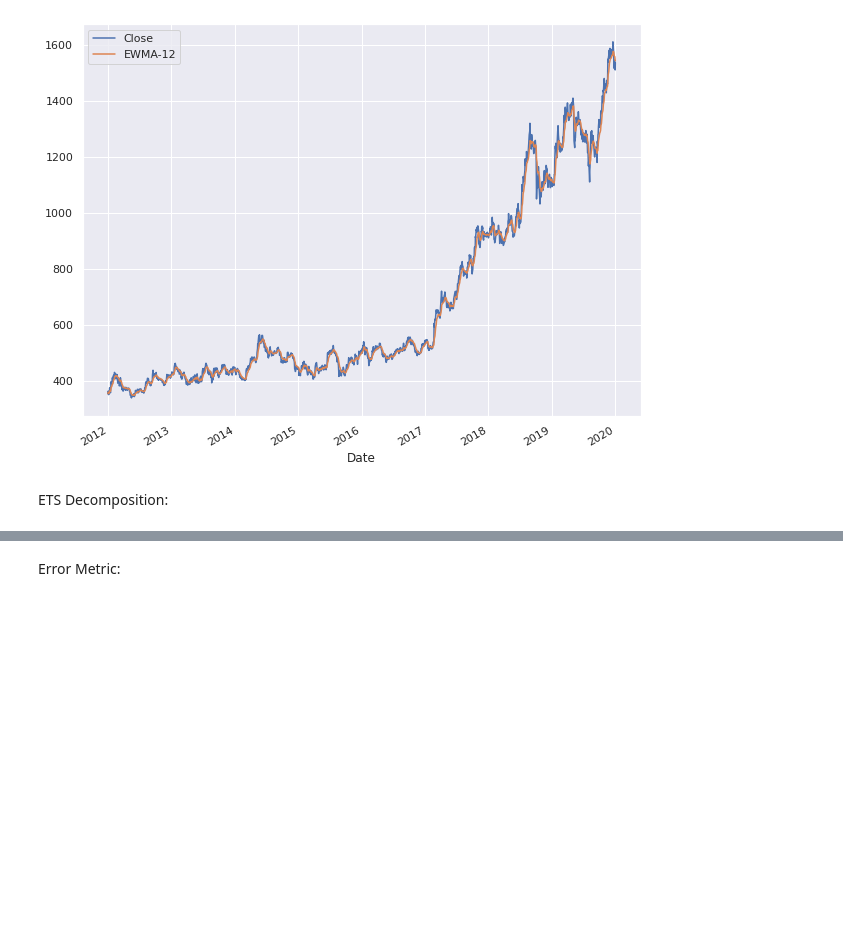
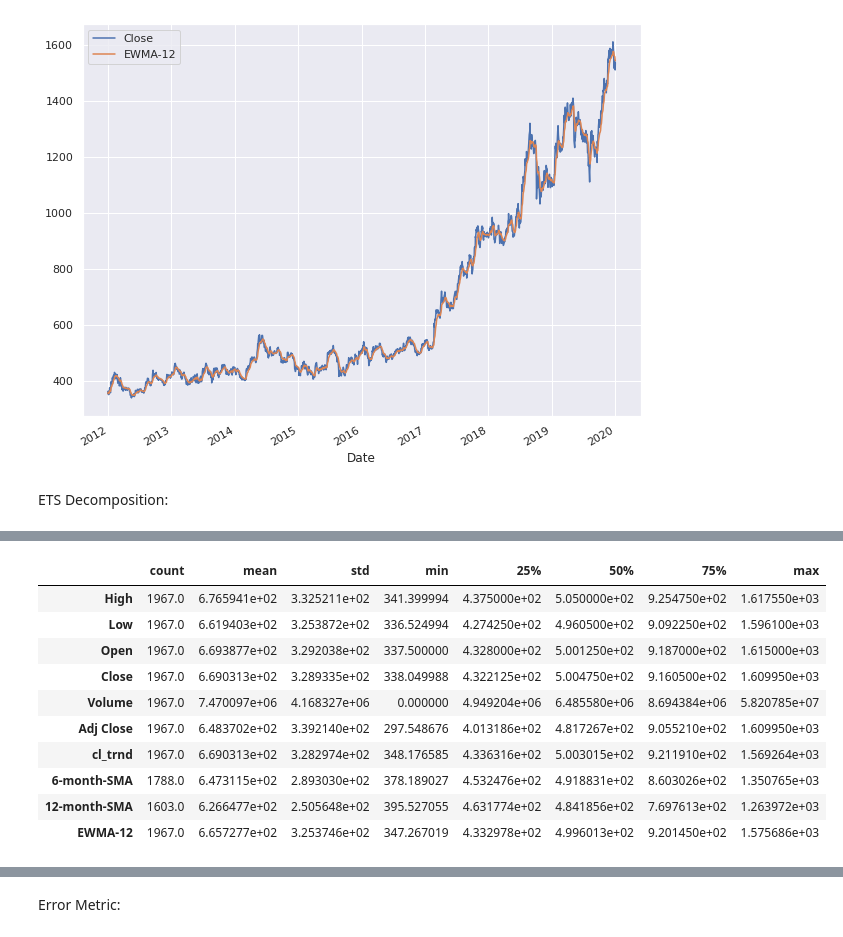
Before and after one commit to DeepankarAcharyya/Time_Series_Data, a Jupyter notebook: Time_Series_Analysis_Stock_Price.ipynb, the cells around one changed output, grey strips where cells are left out. Saved outputs shown, nothing was run; the diff lists cells and outputs as text; code cells hidden in the pictures; blank space fills up the shorter version.

```diff
--- a/Time_Series_Analysis_Stock_Price.ipynb
+++ b/Time_Series_Analysis_Stock_Price.ipynb
@@ -91,0 +92,14 @@ result_a.plot()
+# %%
+data.describe().transpose()
+# %% [output]
+|  | count | mean | std | min | 25% | 50% | 75% | max |
+| High | 1967.0 | 6.765941e+02 | 3.325211e+02 | 341.399994 | 4.375000e+02 | 5.050000e+02 | 9.254750e+02 | 1.617550e+03 |
+| Low | 1967.0 | 6.619403e+02 | 3.253872e+02 | 336.524994 | 4.274250e+02 | 4.960500e+02 | 9.092250e+02 | 1.596100e+03 |
+| Open | 1967.0 | 6.693877e+02 | 3.292038e+02 | 337.500000 | 4.328000e+02 | 5.001250e+02 | 9.187000e+02 | 1.615000e+03 |
+| Close | 1967.0 | 6.690313e+02 | 3.289335e+02 | 338.049988 | 4.322125e+02 | 5.004750e+02 | 9.160500e+02 | 1.609950e+03 |
+| Volume | 1967.0 | 7.470097e+06 | 4.168327e+06 | 0.000000 | 4.949204e+06 | 6.485580e+06 | 8.694384e+06 | 5.820785e+07 |
+| Adj Close | 1967.0 | 6.483702e+02 | 3.392140e+02 | 297.548676 | 4.013186e+02 | 4.817267e+02 | 9.055210e+02 | 1.609950e+03 |
+| cl_trnd | 1967.0 | 6.690313e+02 | 3.282974e+02 | 348.176585 | 4.336316e+02 | 5.003015e+02 | 9.211910e+02 | 1.569264e+03 |
+| 6-month-SMA | 1788.0 | 6.473115e+02 | 2.893030e+02 | 378.189027 | 4.532476e+02 | 4.918831e+02 | 8.603026e+02 | 1.350765e+03 |
+| 12-month-SMA | 1603.0 | 6.266477e+02 | 2.505648e+02 | 395.527055 | 4.631774e+02 | 4.841856e+02 | 7.697613e+02 | 1.263972e+03 |
+| EWMA-12 | 1967.0 | 6.657277e+02 | 3.253746e+02 | 347.267019 | 4.332978e+02 | 4.996013e+02 | 9.201450e+02 | 1.575686e+03 |
```
Also changed, not shown: parts of 10 cells of this notebook.
